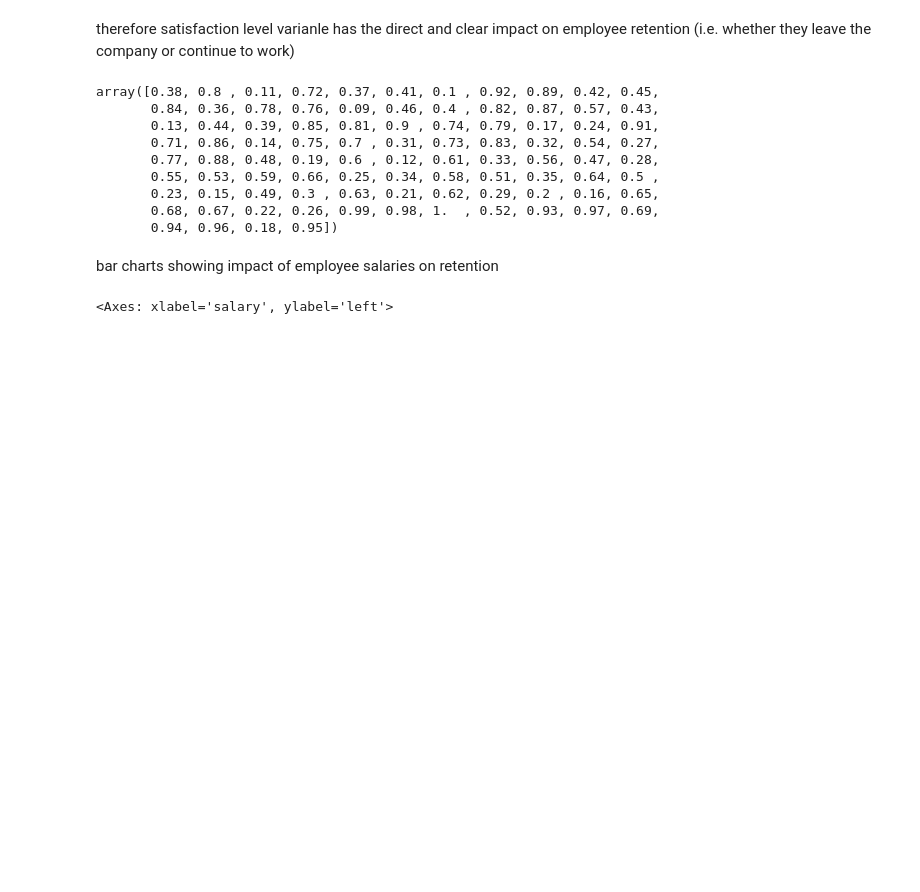
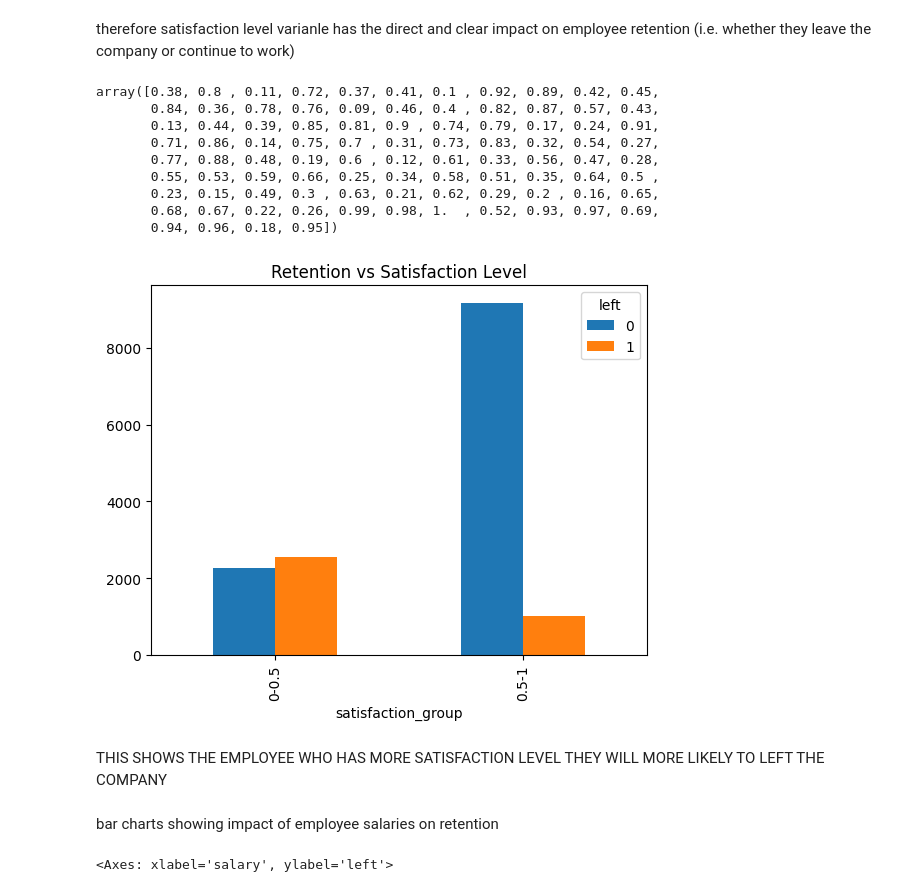
Before and after one commit to srinitish/Employee-Retention-Analysis-Using-Single-Variable-Logistic-Regression, a Jupyter notebook: hr.ipynb, the cells around one changed output. Cells and saved outputs as stored; diff of their text form; code cells hidden in the pictures; blank space fills up the shorter version.

```diff
--- a/hr.ipynb
+++ b/hr.ipynb
@@ -144,6 +144,20 @@ array([0.38, 0.8 , 0.11, 0.72, 0.37, 0.41, 0.1 , 0.92, 0.89, 0.42, 0.45,
        0.23, 0.15, 0.49, 0.3 , 0.63, 0.21, 0.62, 0.29, 0.2 , 0.16, 0.65,
        0.68, 0.67, 0.22, 0.26, 0.99, 0.98, 1.  , 0.52, 0.93, 0.97, 0.69,
        0.94, 0.96, 0.18, 0.95])
+# %%
+bins = [0, 0.5, 1]
+labels = ['0-0.5', '0.5-1']
+
+df['satisfaction_group'] = pd.cut(df['satisfaction_level'], bins=bins, labels=labels)
+
+
+pd.crosstab(df['satisfaction_group'], df['left']).plot(kind='bar')
+plt.title("Retention vs Satisfaction Level")
+plt.show()
+# %% [output]
+[figure, added]
+# %% [markdown]
+THIS SHOWS THE EMPLOYEE WHO HAS MORE SATISFACTION LEVEL THEY WILL MORE LIKELY TO LEFT THE COMPANY
 # %% [markdown]
 bar charts showing impact of employee salaries on retention
 # %%
```
